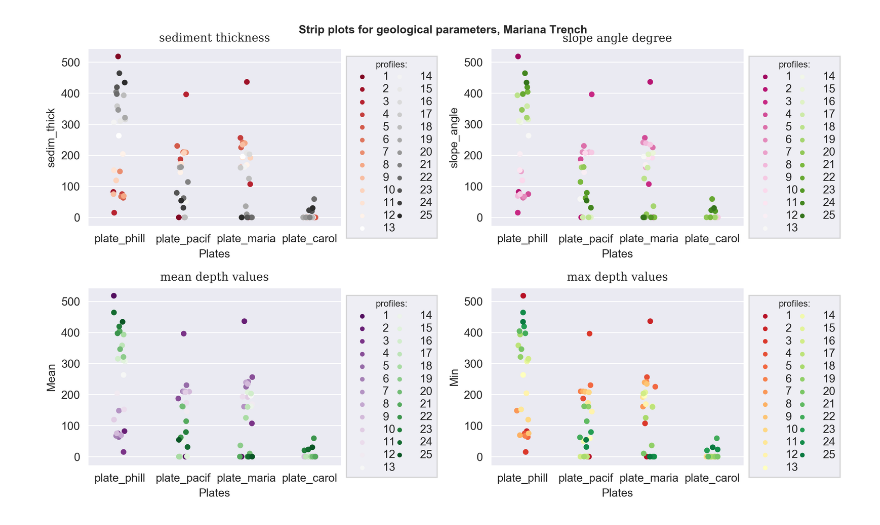
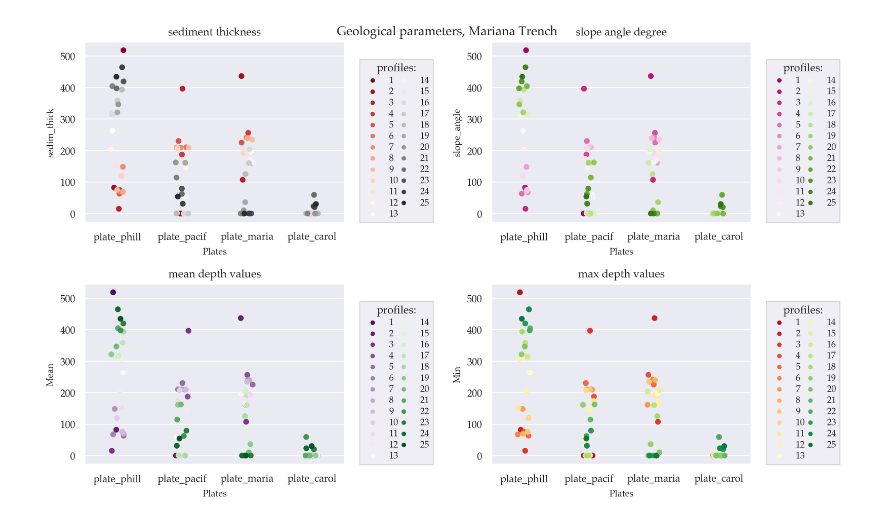
Before and after one commit to paulinelemenkova/Python-006-script-Strip-Plot, a Jupyter notebook: Script-006-Strip-SUBPLOTS-Mar.ipynb, the cells around one changed output. Drawn from its saved outputs; the diff is of its cells as text; code cells hidden in the pictures.

```diff
--- a/Script-006-Strip-SUBPLOTS-Mar.ipynb
+++ b/Script-006-Strip-SUBPLOTS-Mar.ipynb
@@ -3,6 +3,7 @@
 # coding: utf-8
 import os
 import pandas as pd
+import matplotlib.pylab as pylab
 from matplotlib import pyplot as plt
 import seaborn as sb
 
@@ -23,64 +24,69 @@ df3 = dfM.melt(id_vars=['profile'],
               value_vars=['plate_phill', 'plate_pacif', 'plate_maria', 'plate_carol'],
               var_name='Plates', value_name='Mean')
 df4 = dfM.melt(id_vars=['profile'],
               value_vars=['plate_phill', 'plate_pacif', 'plate_maria', 'plate_carol'],
               var_name='Plates', value_name='Min')
 
+params = {#'figure.figsize': (10, 7),
+          'font.family': 'Palatino',
+          'axes.labelsize': 8,
+          'legend.markerscale': .4,
+          'legend.borderaxespad': -4.,
+          'legend.labelspacing': .2,
+          'legend.fontsize': 8,
+          'legend.fancybox': False,
+         }
+pylab.rcParams.update(params)
+
 # define figure
 fig = plt.figure(figsize=(10.0, 6.0), dpi=300)
-fig.suptitle('Strip plots for geological parameters, Mariana Trench',
-            fontsize=10, fontweight='bold', x=0.5, y=0.99)
+fig.suptitle('Geological parameters, Mariana Trench',
+             fontsize=11, x=0.5, y=0.98)
 
 # subplot 1
 ax = fig.add_subplot(221)
-sb.stripplot(x='Plates', y='sedim_thick', hue = 'profile',
-             palette='RdGy', data=df1, jitter=True
+sb.stripplot(x='Plates', y='sedim_thick', data=df1,
+             hue = 'profile', palette='RdGy', jitter=True
             )
-plt.title('sediment thickness', fontsize=10, fontfamily='serif')
-plt.legend(bbox_to_anchor=(1.2, .7), loc=1, borderaxespad=-4., ncol=2,
-           markerscale=.4, fancybox=False, shadow=False, mode='expand',
-           title='profiles:', title_fontsize=8, labelspacing=.2
-          )
-plt.subplots_adjust(bottom=0.15,top=0.85, right=0.80)
+plt.title('sediment thickness')
+plt.legend(bbox_to_anchor=(1.2, .7), loc=1, ncol=2,
+           mode='expand', title='profiles:')
 
 # subplot 2
 ax = fig.add_subplot(222)
-sb.stripplot(x='Plates', y='slope_angle', hue = 'profile',
-             palette='PiYG', data=df2, jitter=True
+sb.stripplot(x='Plates', y='slope_angle', data=df2,
+             hue = 'profile', palette='PiYG', jitter=True
             )
-plt.title('slope angle degree', fontsize=10, fontfamily='serif')
-plt.legend(bbox_to_anchor=(1.2, .7), loc=1, borderaxespad=-4., ncol=2,
-           markerscale=.4, fancybox=False, shadow=False, mode='expand',
-           title='profiles:', title_fontsize=8, labelspacing=.2
-          )
-plt.subplots_adjust(bottom=0.15,top=0.85, right=0.80)
+plt.title('slope angle degree')
+plt.legend(bbox_to_anchor=(1.2, .7), loc=1, ncol=2,
+           mode='expand', title='profiles:')
 
 # subplot 3
 ax = fig.add_subplot(223)
-sb.stripplot(x='Plates', y='Mean', hue = 'profile',
-             palette='PRGn', data=df3, jitter=True
+sb.stripplot(x='Plates', y='Mean', data=df3,
+             hue = 'profile', palette='PRGn', jitter=True
             )
-plt.title('mean depth values', fontsize=10, fontfamily='serif')
-plt.legend(bbox_to_anchor=(1.2, .7), loc=1, borderaxespad=-4., ncol=2,
-           markerscale=.4, fancybox=False, shadow=False, mode='expand',
-           title='profiles:', title_fontsize=8, labelspacing=.2
+plt.title('mean depth values')
+plt.legend(bbox_to_anchor=(1.2, .7), loc=1, ncol=2,
+           mode='expand', title='profiles:'
           )
-
-plt.subplots_adjust(bottom=0.15,top=0.85, right=0.80)
 
 # subplot 4
 ax = fig.add_subplot(224)
-sb.stripplot(x='Plates', y='Min', hue = 'profile',
-             palette='RdYlGn', data=df4, jitter=True)
-plt.title('max depth values', fontsize=10, fontfamily='serif')
-plt.legend(bbox_to_anchor=(1.2, .7), loc=1, borderaxespad=-4.,
-           ncol=2, markerscale=.4, fancybox=False, shadow=False, mode='expand',
-           title='profiles:', title_fontsize=8, labelspacing=.2
+sb.stripplot(x='Plates', y='Min', data=df4,
+             hue = 'profile', palette='RdYlGn', jitter=True
+            )
+plt.title('max depth values')
+plt.legend(bbox_to_anchor=(1.2, .7), loc=1, ncol=2,
+           mode='expand', title='profiles:'
           )
-plt.subplots_adjust(bottom=0.15,top=0.85, right=0.80)
+plt.subplots_adjust(top=0.85, bottom=0.15,
+                    left=0.10, right=0.90,
+                    hspace=0.25, wspace=0.2
+                    )
 #
 plt.tight_layout()
 fig.savefig('plot_Strip.png', dpi=300)
 plt.show()
 # %% [output]
-[figure, old version]
+[figure, new version]
```
Also changed, not shown: 1 other file.
